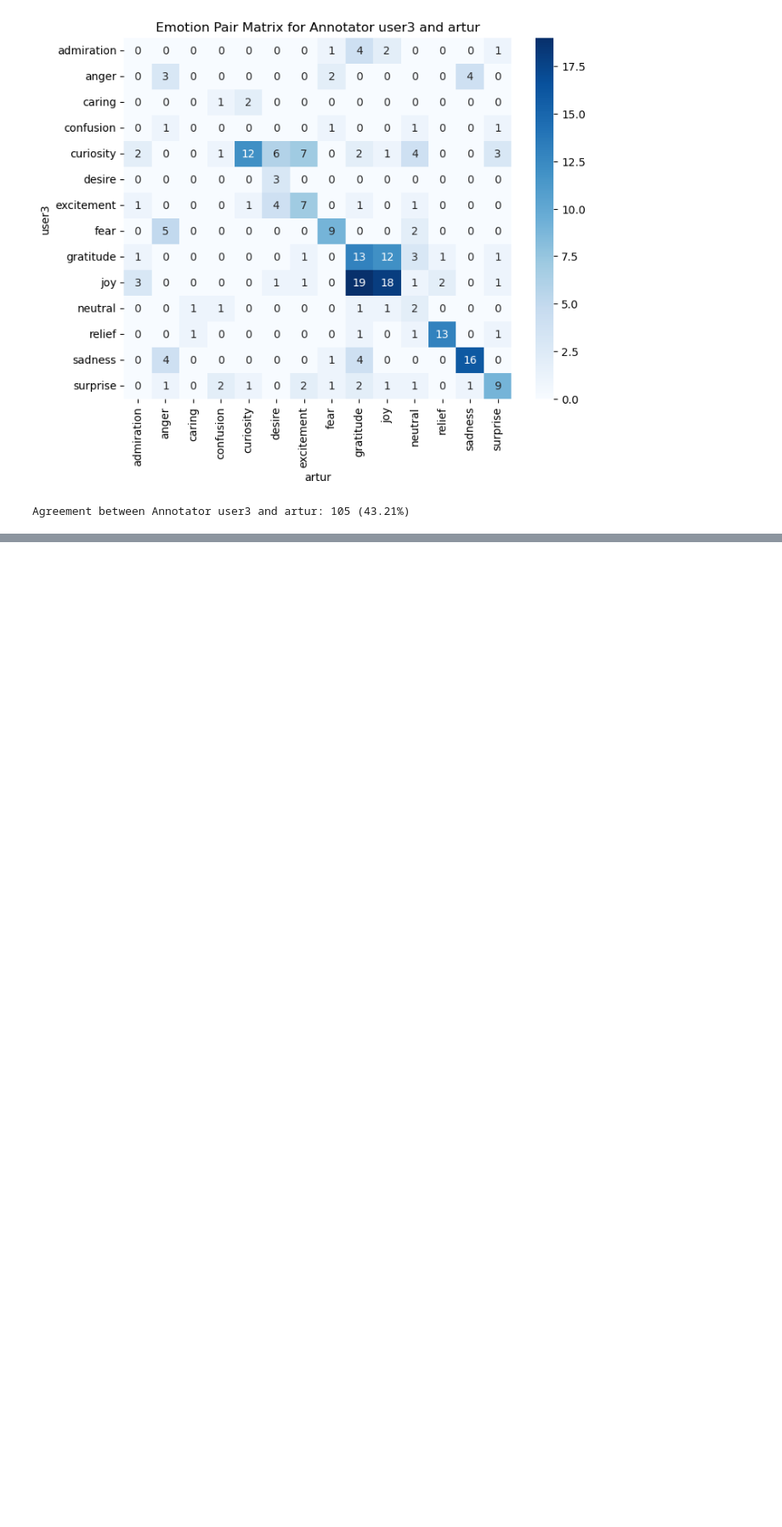
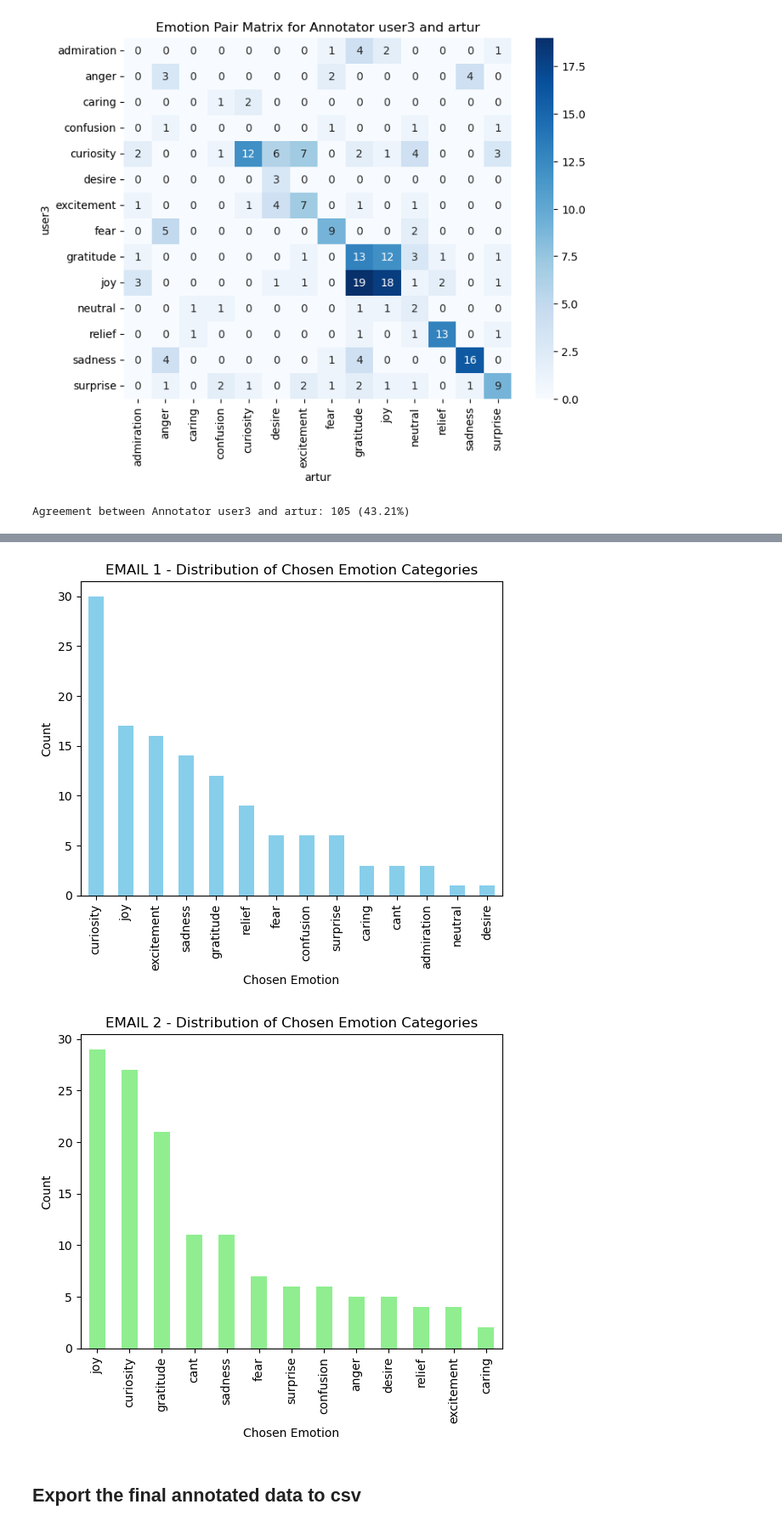
Before and after one commit to eduardofernandes11/Thesis, a Jupyter notebook: PhishingDetectionModel/EmotionAnalysis/AnnotatedEmails/stats_and_final_annotation_data.ipynb, the cells around one changed output, grey strips where cells are left out. Shown at 85% size. Drawn from its saved outputs; the diff is of its cells as text; code cells hidden in the pictures; blank space fills up the shorter version.

```diff
--- a/PhishingDetectionModel/EmotionAnalysis/AnnotatedEmails/statistics.ipynb
+++ b/PhishingDetectionModel/EmotionAnalysis/AnnotatedEmails/stats_and_final_annotation_data.ipynb
@@ -75,0 +112,4 @@ Agreement between Annotator user3 and artur: 105 (43.21%)
+# %%
+# Load the CSV files into DataFrames
+email1_user1_pedro_df = pd.read_csv('email1_user1_pedro_final.csv')
+email2_user3_artur_df = pd.read_csv('email2_user3_artur_final.csv')
@@ -75,0 +227,20 @@ Agreement between Annotator user3 and artur: 105 (43.21%)
+# %%
+# Visualization 1: Bar plot of the distribution of 'chosen_emotion' categories
+counts = email1_user1_pedro_df['chosen_emotion'].value_counts()
+counts.plot(kind='bar', color='skyblue')
+plt.title('EMAIL 1 - Distribution of Chosen Emotion Categories')
+plt.xlabel('Chosen Emotion')
+plt.ylabel('Count')
+plt.show()
+
+counts2 = email2_user3_artur_df['chosen_emotion'].value_counts()
+counts2.plot(kind='bar', color='lightgreen')
+plt.title('EMAIL 2 - Distribution of Chosen Emotion Categories')
+plt.xlabel('Chosen Emotion')
+plt.ylabel('Count')
+plt.show()
+# %% [output]
+[figure, added]
+[figure, added]
+# %% [markdown]
+## Export the final annotated data to csv
```
Also changed, not shown: parts of 14 cells of this notebook, 1 other file.
